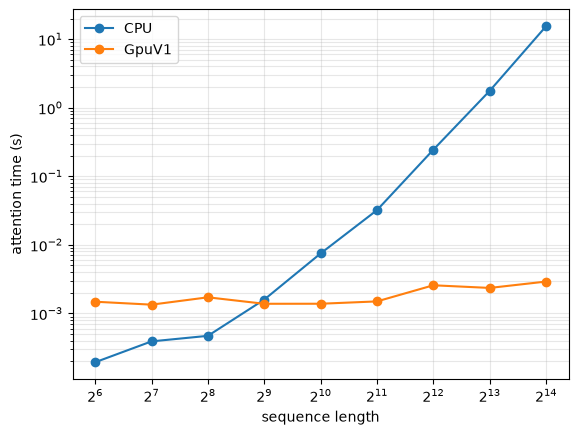
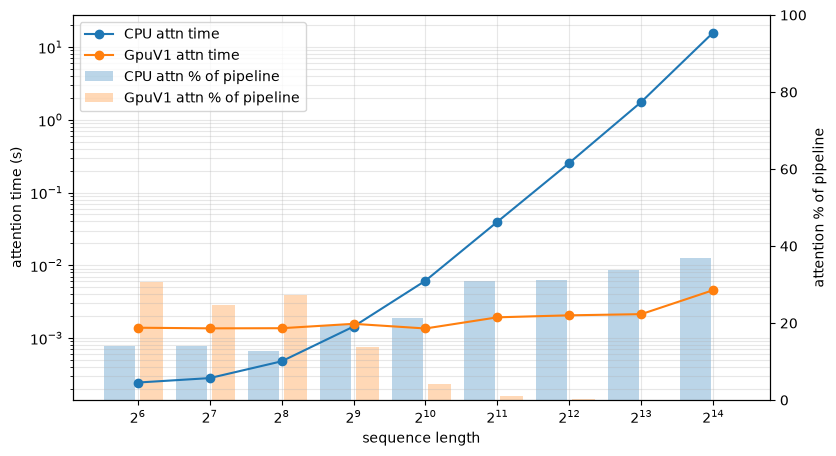
Code edit (unified diff) that turned the first committed figure into the second:
--- before
+++ after
@@ -11,19 +11,43 @@
             model(x)  # warmup (numba JIT on first GpuV1 call)
             with profile(activities=[ProfilerActivity.CPU, ProfilerActivity.CUDA]) as prof:
-                for _ in range(repeats):
-                    model(x)
-                torch.cuda.synchronize()
-        evt = next(e for e in prof.key_averages() if e.key == "2_attention_total")
-        # ponytail: device_time for GPU kernels (async, invisible to cpu_time), cpu_time otherwise
-        return max(evt.cpu_time_total, evt.device_time_total) / repeats / 1e6  # us -> s
+                with record_function("total"):
+                    for _ in range(repeats):
+                        model(x)
+                    torch.cuda.synchronize()
+        # ponytail: a key can appear twice (CPU-side + CUDA-side event) -> take max over duplicates;
+        # device_time for GPU kernels (async, invisible to cpu_time), cpu_time otherwise
+        def t(key):
+            return max(max(e.cpu_time_total, e.device_time_total)
+                       for e in prof.key_averages() if e.key == key)
+        attn, total = t("2_attention_total"), t("total")
+        return attn / repeats / 1e6, 100 * attn / total  # (seconds, % of pipeline)
 
-    cpu_t = [bench_attention(CpuPipeline, n) for n in seq_lens]
-    gpu_t = [bench_attention(GpuV1, n) for n in seq_lens]
+    cpu = [bench_attention(CpuPipeline, n) for n in seq_lens]
+    gpu = [bench_attention(GpuV1, n) for n in seq_lens]
+    cpu_t, cpu_pct = zip(*cpu)
+    gpu_t, gpu_pct = zip(*gpu)
 
-    plt.plot(seq_lens, cpu_t, marker='o', label='CPU')
-    plt.plot(seq_lens, gpu_t, marker='o', label='GpuV1')
-    plt.xscale('log', base=2); plt.yscale('log')
-    plt.xlabel('sequence length'); plt.ylabel('attention time (s)')
-    plt.legend(); plt.grid(True, which='both', alpha=0.3)
+    fig, ax1 = plt.subplots(figsize=(9, 5))
+    ax2 = ax1.twinx()
+
+    # bars: % of pipeline spent in attention (multiplicative offsets since x is log2)
+    ax2.bar([n * 0.85 for n in seq_lens], cpu_pct, width=[n * 0.25 for n in seq_lens],
+            alpha=0.3, color='tab:blue', label='CPU attn % of pipeline')
+    ax2.bar([n * 1.15 for n in seq_lens], gpu_pct, width=[n * 0.25 for n in seq_lens],
+            alpha=0.3, color='tab:orange', label='GpuV1 attn % of pipeline')
+    ax2.set_ylabel('attention % of pipeline')
+    ax2.set_ylim(0, 100)
+
+    # lines: attention time
+    ax1.plot(seq_lens, cpu_t, marker='o', color='tab:blue', label='CPU attn time')
+    ax1.plot(seq_lens, gpu_t, marker='o', color='tab:orange', label='GpuV1 attn time')
+    ax1.set_xscale('log', base=2); ax1.set_yscale('log')
+    ax1.set_xlabel('sequence length'); ax1.set_ylabel('attention time (s)')
+    ax1.set_zorder(ax2.get_zorder() + 1); ax1.patch.set_visible(False)  # lines above bars
+    ax1.grid(True, which='both', alpha=0.3)
+
+    h1, l1 = ax1.get_legend_handles_labels()
+    h2, l2 = ax2.get_legend_handles_labels()
+    ax1.legend(h1 + h2, l1 + l2, loc='upper left')
     plt.show()
 

Commit: add speed up chart